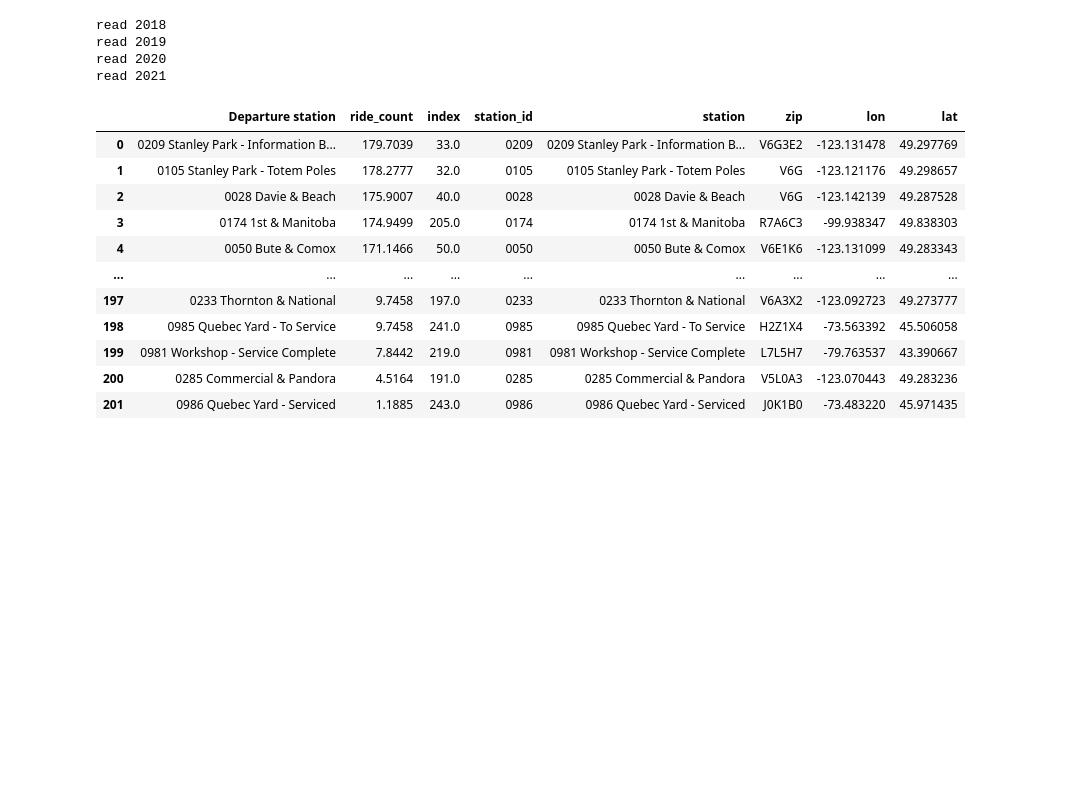
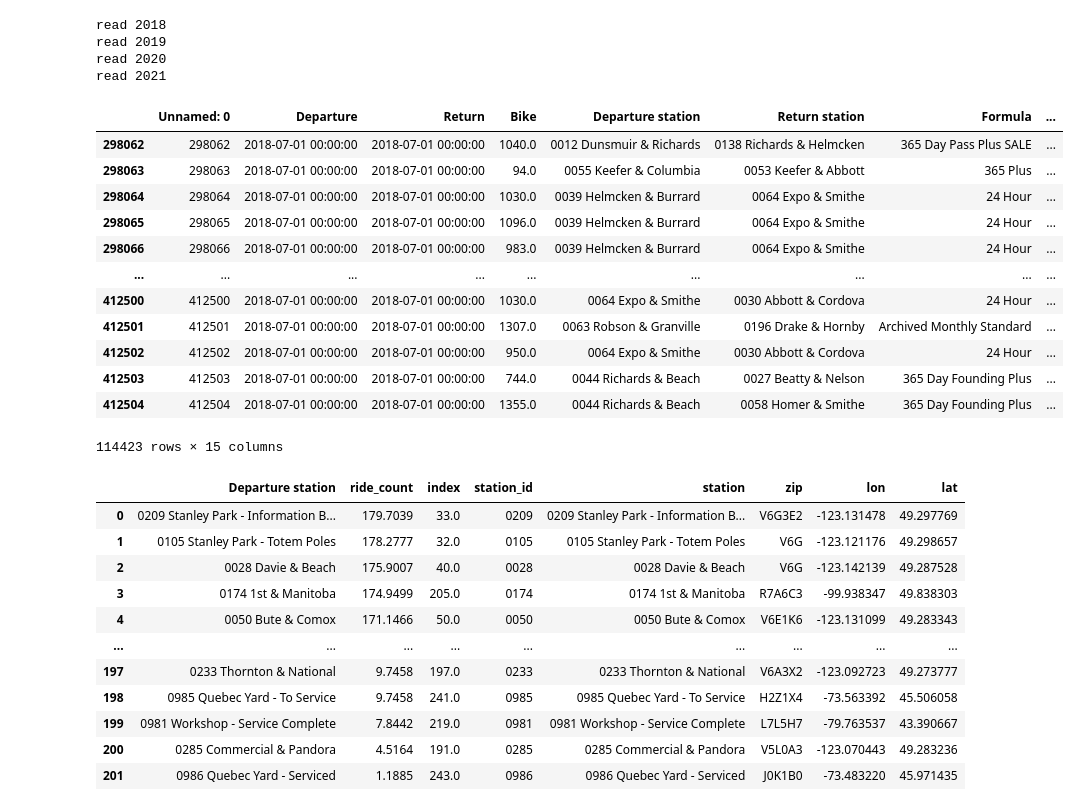
Before and after one commit to jefwang9/733_Final_Project, a Jupyter notebook: src/map_visual/web_display_dataProcess.ipynb, the cells around one changed output. Cells and saved outputs as stored; diff of their text form; code cells hidden in the pictures; blank space fills up the shorter version.

```diff
--- a/src/map_visual/web_display_dataProcess.ipynb
+++ b/src/map_visual/web_display_dataProcess.ipynb
@@ -5,6 +5,11 @@ import sys
 from pathlib import Path
 import numpy as np
 import json
+# %%
+path = os.getcwd()
+p = Path(path).parents[1]
+directory_path = os.path.abspath(p) + "\\data"
+file_path = directory_path.replace("\\", "/")
 # %%
 def get_year_files():
 
@@ -71,6 +76,23 @@ df = get_date_range_departure(data_2020, "2020-10-01", "2020-11-01")
 df_sorted = group_by_departure_station(df)
 df_sorted_normalized = normalize_ride_count(df_sorted)
 df_station_geo = get_station_geo()
+# %%
+df = get_date_range_departure(data_2018, "2018-07-01", "2018-08-01")
+df
+# %% [output]
+|  | Unnamed: 0 | Departure | Return | Bike | Departure station | Return station | Formula | ... |
+| 298062 | 298062 | 2018-07-01 00:00:00 | 2018-07-01 00:00:00 | 1040.0 | 0012 Dunsmuir & Richards | 0138 Richards & Helmcken | 365 Day Pass Plus SALE | ... |
+| 298063 | 298063 | 2018-07-01 00:00:00 | 2018-07-01 00:00:00 | 94.0 | 0055 Keefer & Columbia | 0053 Keefer & Abbott | 365 Plus | ... |
+| 298064 | 298064 | 2018-07-01 00:00:00 | 2018-07-01 00:00:00 | 1030.0 | 0039 Helmcken & Burrard | 0064 Expo & Smithe | 24 Hour | ... |
+| 298065 | 298065 | 2018-07-01 00:00:00 | 2018-07-01 00:00:00 | 1096.0 | 0039 Helmcken & Burrard | 0064 Expo & Smithe | 24 Hour | ... |
+| 298066 | 298066 | 2018-07-01 00:00:00 | 2018-07-01 00:00:00 | 983.0 | 0039 Helmcken & Burrard | 0064 Expo & Smithe | 24 Hour | ... |
+| ... | ... | ... | ... | ... | ... | ... | ... | ... |
+| 412500 | 412500 | 2018-07-01 00:00:00 | 2018-07-01 00:00:00 | 1030.0 | 0064 Expo & Smithe | 0030 Abbott & Cordova | 24 Hour | ... |
+| 412501 | 412501 | 2018-07-01 00:00:00 | 2018-07-01 00:00:00 | 1307.0 | 0063 Robson & Granville | 0196 Drake & Hornby | Archived Monthly Standard | ... |
+| 412502 | 412502 | 2018-07-01 00:00:00 | 2018-07-01 00:00:00 | 950.0 | 0064 Expo & Smithe | 0030 Abbott & Cordova | 24 Hour | ... |
+| 412503 | 412503 | 2018-07-01 00:00:00 | 2018-07-01 00:00:00 | 744.0 | 0044 Richards & Beach | 0027 Beatty & Nelson | 365 Day Founding Plus | ... |
+| 412504 | 412504 | 2018-07-01 00:00:00 | 2018-07-01 00:00:00 | 1355.0 | 0044 Richards & Beach | 0058 Homer & Smithe | 365 Day Founding Plus | ... |
+114423 rows × 15 columns
 # %%
 df_merged = pd.merge(left=df_sorted_normalized, right=df_station_geo, how='left', left_on='Departure station', right_on='station').dropna()
 df_merged
```
Also changed, not shown: parts of 2 cells of this notebook, 1 other file.
